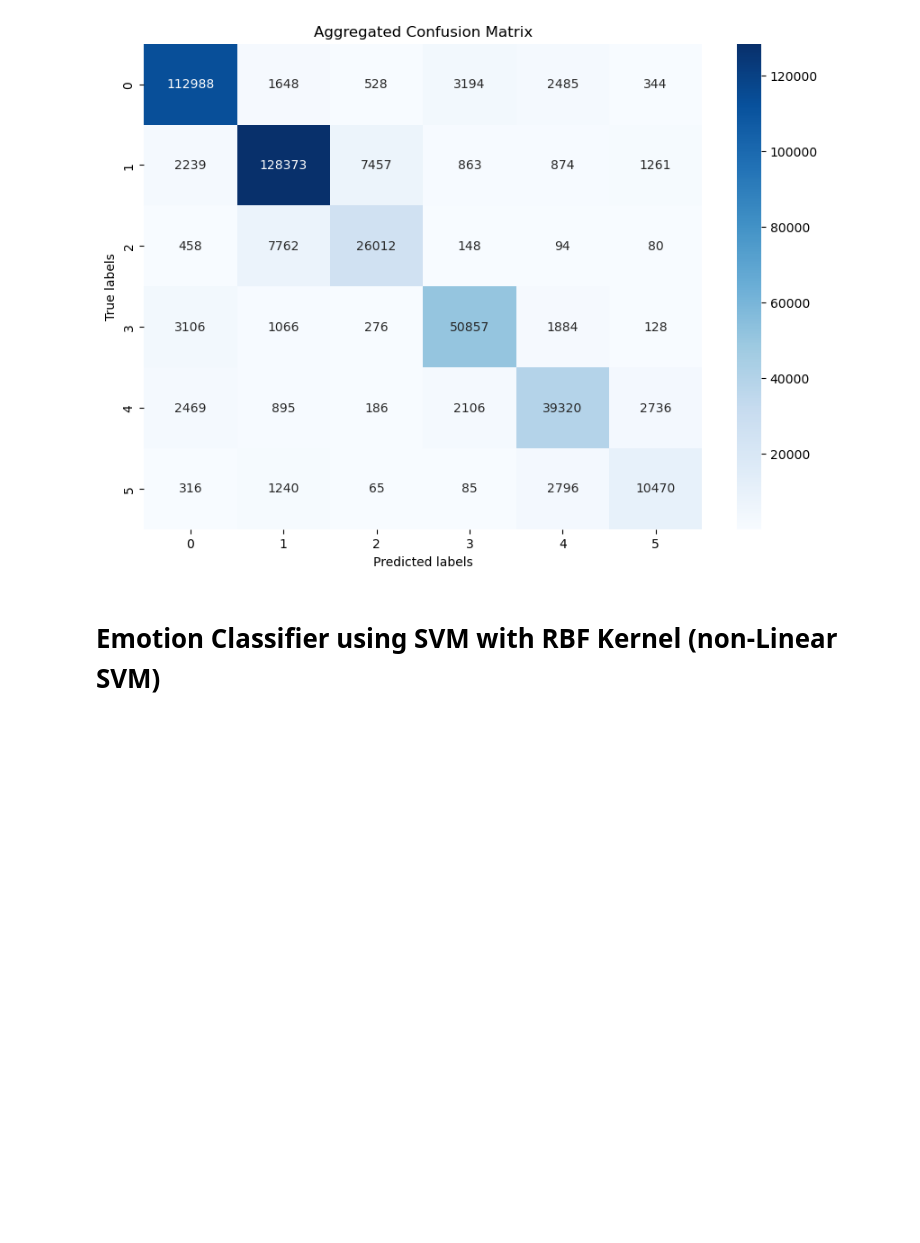
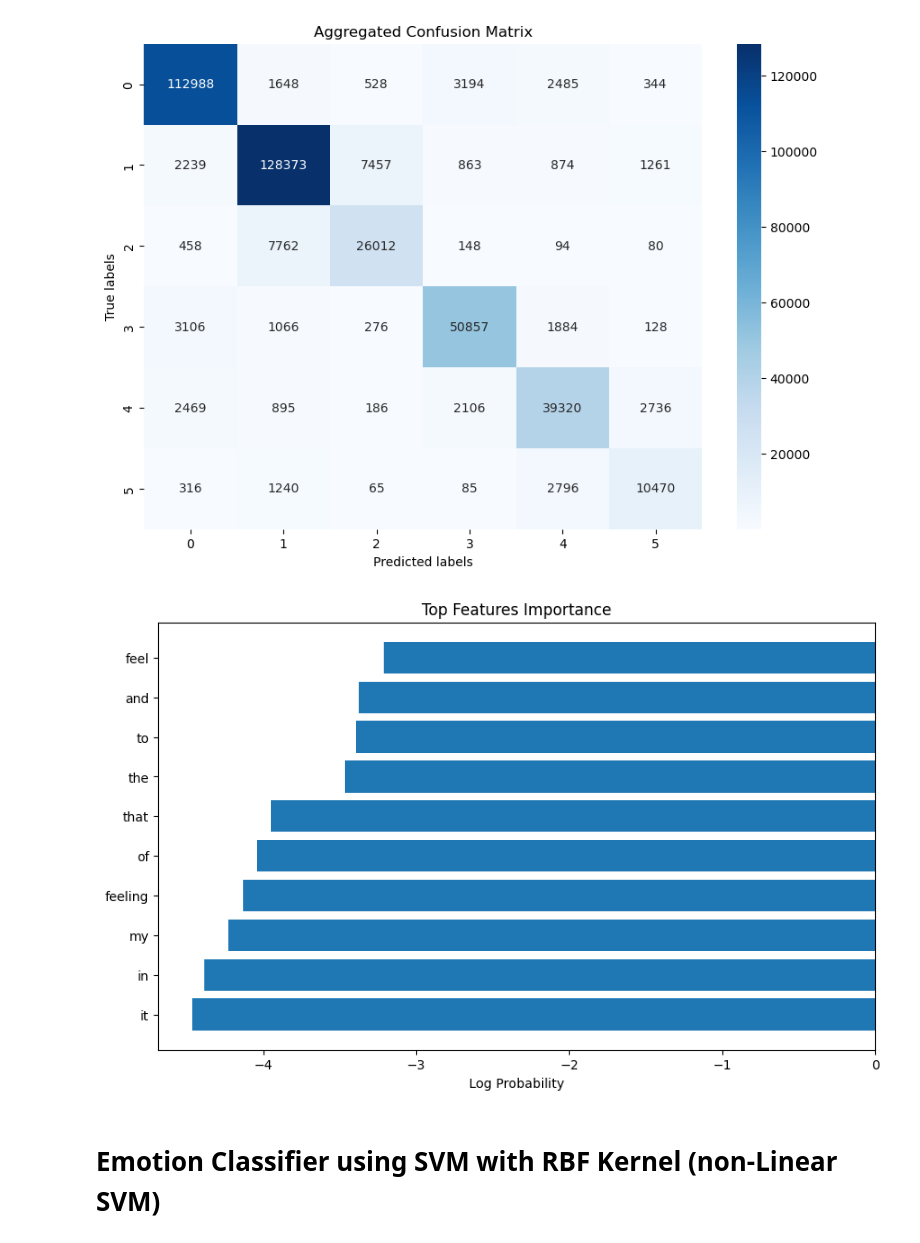
Before and after one commit to irausch25/CS4641-Project, a Jupyter notebook: models/emotions.ipynb, the cells around one changed output. Drawn from its saved outputs; the diff is of its cells as text; code cells hidden in the pictures; blank space fills up the shorter version.

Commit message:
naive bayes update

```diff
--- a/models/emotions.ipynb
+++ b/models/emotions.ipynb
@@ -325,3 +335,19 @@ plt.show()
+# %%
+# For Naive Bayes, look at the probabilities
+feature_importances = classifier.model_nb.feature_log_prob_
+features = classifier.vectorizer.get_feature_names_out()
+
+# sort them or just select the top few
+sorted_idx = np.argsort(feature_importances[1])  # Index 1 for positive class, 0 for negative
+top_features = np.array(features)[sorted_idx][-10:]
+
+plt.figure(figsize=(10, 6))
+plt.barh(top_features, feature_importances[1][sorted_idx][-10:])
+plt.xlabel('Log Probability')
+plt.title('Top Features Importance')
+plt.show()
+# %% [output]
+[figure, added]
 # %% [markdown]
 # Emotion Classifier using SVM with RBF Kernel (non-Linear SVM)
 # %%
```
Also changed, not shown: parts of 3 cells of this notebook, 1 other file.
